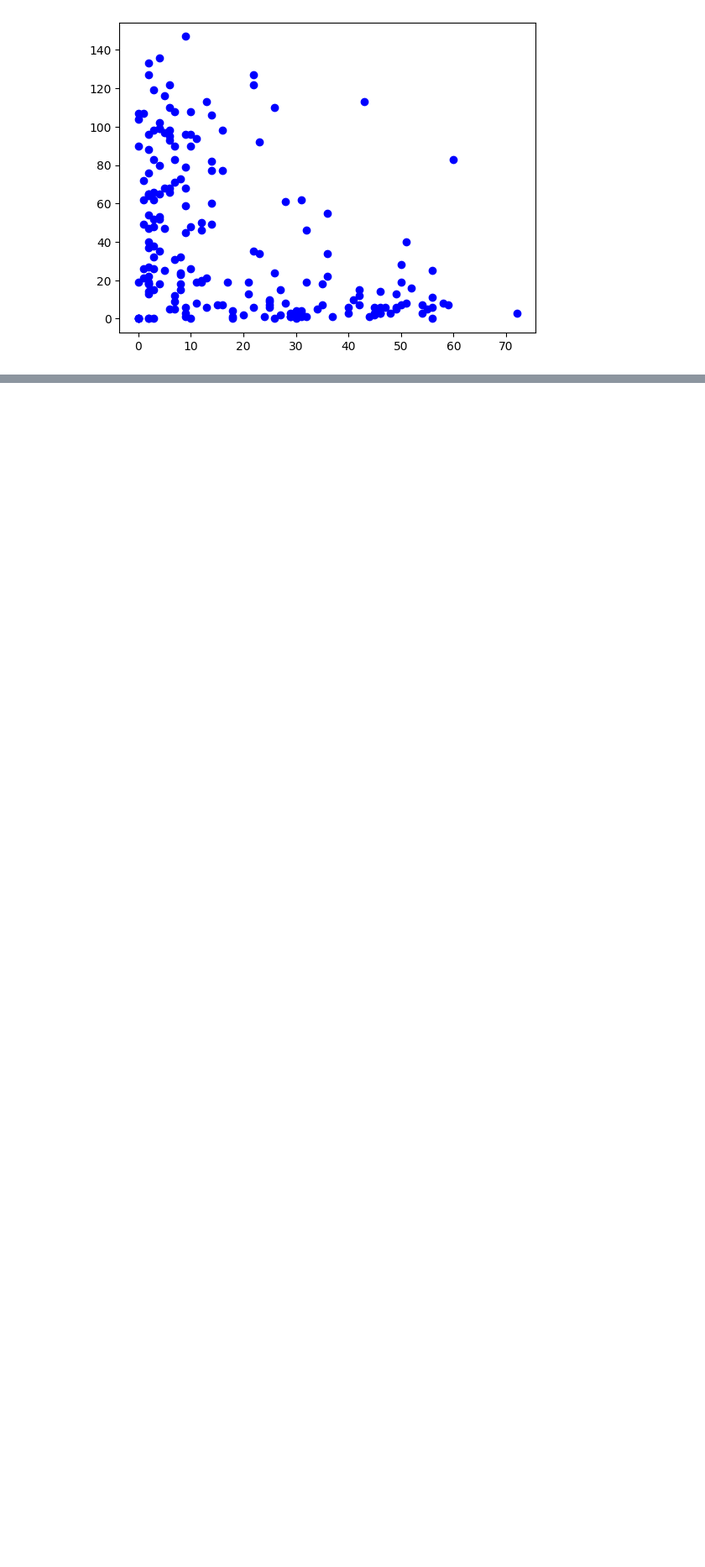
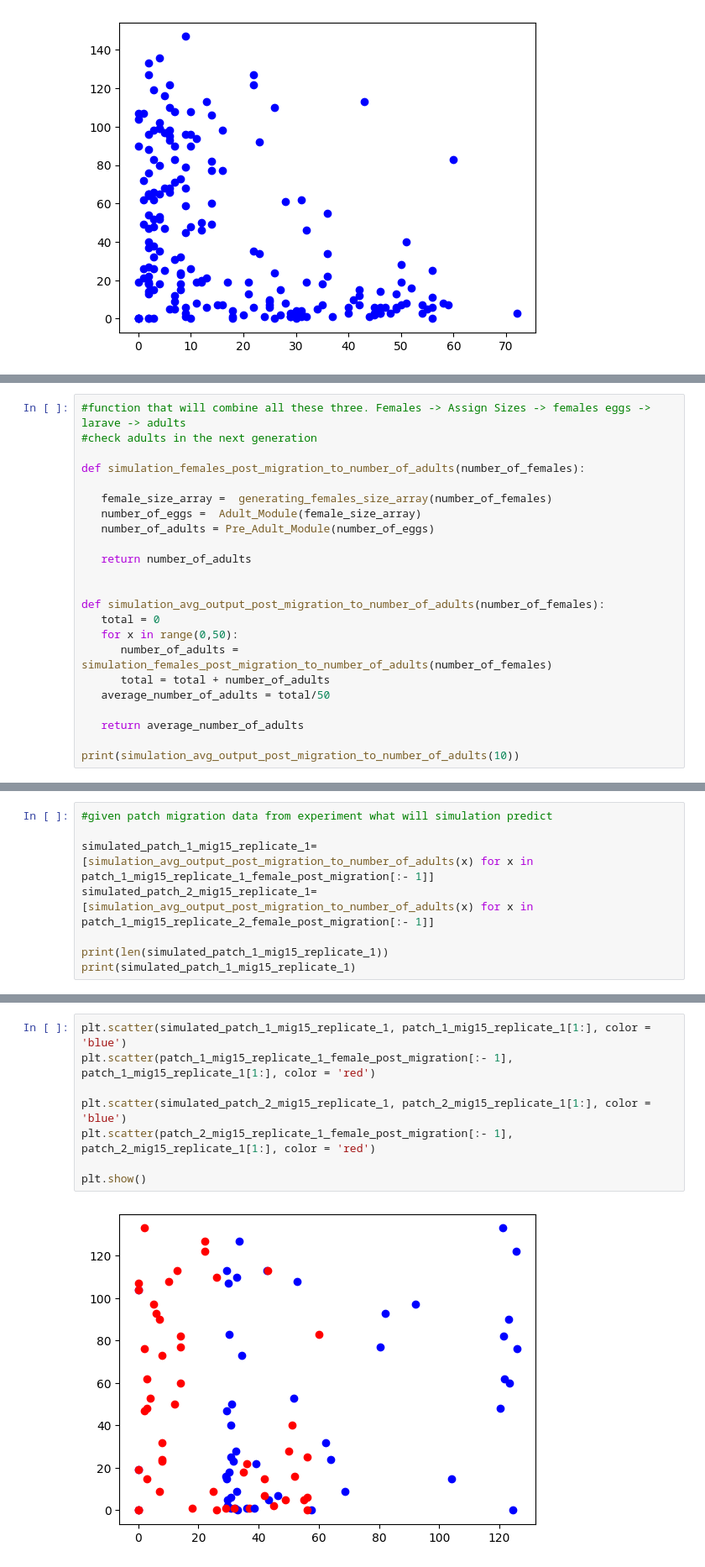
Before and after one commit to Akilan-R/Dros_MetaPop_Dynamics, a Jupyter notebook: adult_adult_recursion_scatter_plot_from_datasets.ipynb, the cells around one changed output, grey strips where cells are left out. Shown at 84% size. Cells and saved outputs as stored; diff of their text form; blank space fills up the shorter version.

```diff
--- a/adult_adult_recursion_scatter_plot_from_datasets.ipynb
+++ b/adult_adult_recursion_scatter_plot_from_datasets.ipynb
@@ -75,0 +199,23 @@ plt.show()
+# %%
+#function that will combine all these three. Females -> Assign Sizes -> females eggs -> larave -> adults
+#check adults in the next generation
+
+def simulation_females_post_migration_to_number_of_adults(number_of_females):
+
+   female_size_array =  generating_females_size_array(number_of_females)
+   number_of_eggs =  Adult_Module(female_size_array)
+   number_of_adults = Pre_Adult_Module(number_of_eggs)
+
+   return number_of_adults
+
+
+def simulation_avg_output_post_migration_to_number_of_adults(number_of_females):
+   total = 0
+   for x in range(0,50):
+      number_of_adults = simulation_females_post_migration_to_number_of_adults(number_of_females)
+      total = total + number_of_adults
+   average_number_of_adults = total/50
+
+   return average_number_of_adults
+
+print(simulation_avg_output_post_migration_to_number_of_adults(10))
@@ -75,0 +224,8 @@ plt.show()
+# %%
+#given patch migration data from experiment what will simulation predict
+
+simulated_patch_1_mig15_replicate_1= [simulation_avg_output_post_migration_to_number_of_adults(x) for x in patch_1_mig15_replicate_1_female_post_migration[:- 1]]
+simulated_patch_2_mig15_replicate_1= [simulation_avg_output_post_migration_to_number_of_adults(x) for x in patch_1_mig15_replicate_2_female_post_migration[:- 1]]
+
+print(len(simulated_patch_1_mig15_replicate_1))
+print(simulated_patch_1_mig15_replicate_1)
@@ -75,0 +235,10 @@ plt.show()
+# %%
+plt.scatter(simulated_patch_1_mig15_replicate_1, patch_1_mig15_replicate_1[1:], color = 'blue')
+plt.scatter(patch_1_mig15_replicate_1_female_post_migration[:- 1], patch_1_mig15_replicate_1[1:], color = 'red')
+
+plt.scatter(simulated_patch_2_mig15_replicate_1, patch_2_mig15_replicate_1[1:], color = 'blue')
+plt.scatter(patch_2_mig15_replicate_1_female_post_migration[:- 1], patch_2_mig15_replicate_1[1:], color = 'red')
+
+plt.show()
+# %% [output]
+[figure, added]
```
Also changed, not shown: parts of 10 cells of this notebook, 1 other file.
